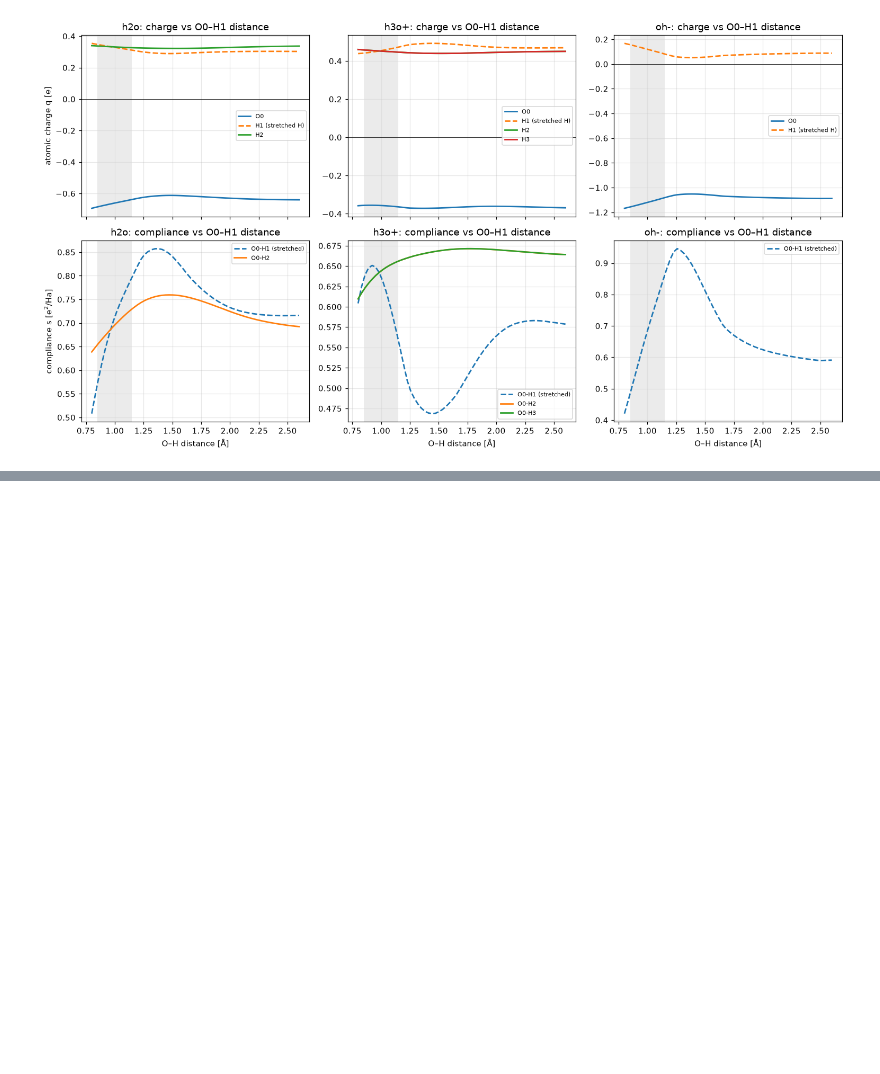
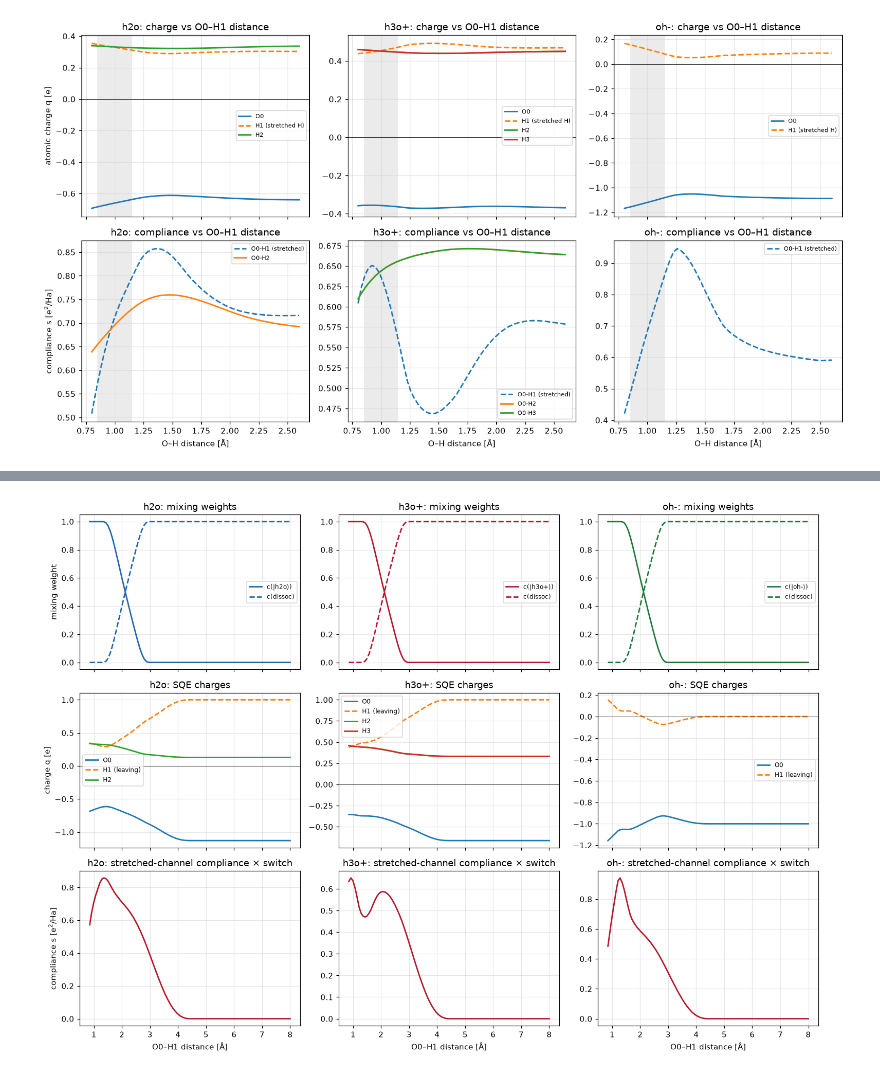
Before and after one commit to heindelj/rsfff, a Jupyter notebook: notebooks/diabat_plotting.ipynb, the cells around one changed output, grey strips where cells are left out. Saved outputs shown, nothing was run; the diff lists cells and outputs as text; code cells hidden in the pictures; blank space fills up the shorter version.

Commit message:
Some additional data and change so that we dissociate to the exact reference states.

```diff
--- a/notebooks/diabat_plotting.ipynb
+++ b/notebooks/diabat_plotting.ipynb
@@ -244,0 +258,28 @@ fig.tight_layout(); fig.savefig(f"{FIGDIR}/oh_scan.png", bbox_inches="tight"); p
+# %%
+import sys
+if os.getcwd() not in sys.path:
+    sys.path.insert(0, os.getcwd())         # so `scripts` imports as a namespace package
+from scripts.dissociation_scan import load_mixture, scan   # reuses this notebook's checkpoint
+
+mix_model, mix_library, mix_env = load_mixture()
+dist = np.linspace(0.85, 8.0, 100)
+
+fig, axes = plt.subplots(3, 3, figsize=(14, 10), sharex=True)
+for col, ct in enumerate(SPECIES):
+    syms, rec = scan(mix_model, mix_library, mix_env, ct, dist)
+    axes[0, col].plot(dist, rec["c_bound"], lw=1.8, color=COLOR[ct], label=f"c(|{ct}⟩)")
+    axes[0, col].plot(dist, rec["c_diss"], lw=1.8, ls="--", color=COLOR[ct], label="c(dissoc)")
+    axes[0, col].set_title(f"{ct}: mixing weights"); axes[0, col].legend(fontsize=8)
+    for i in range(len(syms)):
+        axes[1, col].plot(dist, rec["q"][:, i], lw=1.8, ls="--" if i == 1 else "-",
+                          label=f"{syms[i]}{i}" + (" (leaving)" if i == 1 else ""))
+    axes[1, col].axhline(0, color="k", lw=0.5)
+    axes[1, col].set_title(f"{ct}: SQE charges"); axes[1, col].legend(fontsize=8)
+    axes[2, col].plot(dist, rec["s_stretched"], lw=1.8, color="#b2182b")
+    axes[2, col].set_title(f"{ct}: stretched-channel compliance × switch")
+    axes[2, col].set_xlabel("O0–H1 distance [Å]")
+axes[0, 0].set_ylabel("mixing weight"); axes[1, 0].set_ylabel("charge q [e]")
+axes[2, 0].set_ylabel(r"compliance s [e$^2$/Ha]")
+fig.tight_layout(); fig.savefig(f"{FIGDIR}/dissociation.png", bbox_inches="tight"); plt.show()
+# %% [output]
+[figure, added]
```
Also changed, not shown: parts of 1 cell of this notebook, 15 other files.
